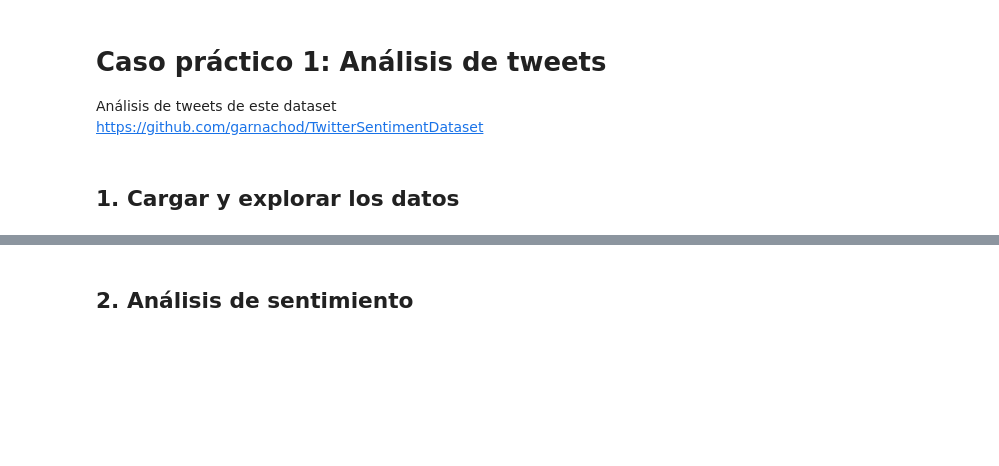
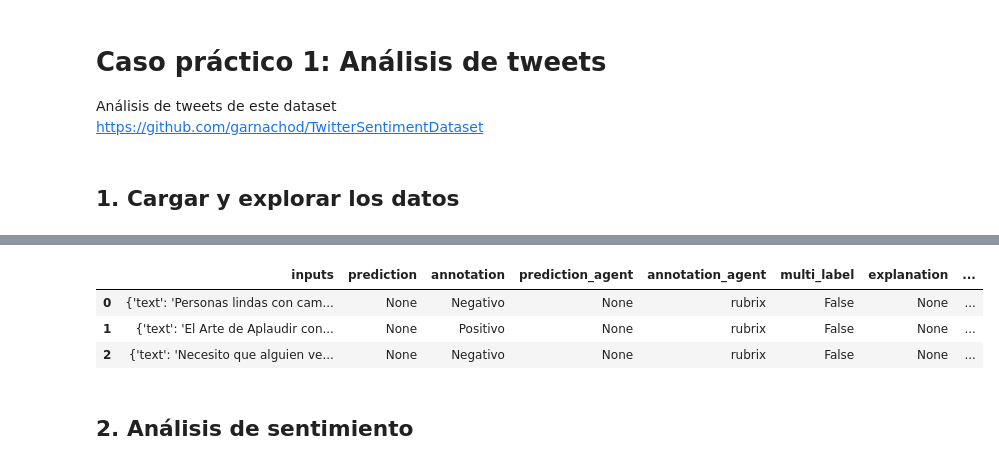
Before and after one commit to argilla-io/pln_con_rubrix, a Jupyter notebook: 1.Análisis_de_tweets.ipynb, the cells around one changed output, grey strips where cells are left out. Drawn from its saved outputs; the diff is of its cells as text; code cells hidden in the pictures; blank space fills up the shorter version.

```diff
--- a/1.Análisis_de_tweets.ipynb
+++ b/1.Análisis_de_tweets.ipynb
@@ -23,6 +37,13 @@ records = [
 rb.delete(name="tuits_en_es")
 
 output = rb.log(records, name="tuits_en_es")
+# %%
+rb.load("tuits_en_es", query="status:Validated")
+# %% [output]
+|  | inputs | prediction | annotation | prediction_agent | annotation_agent | multi_label | explanation | ... |
+| 0 | {'text': 'Personas lindas con cam... | None | Negativo | None | rubrix | False | None | ... |
+| 1 | {'text': 'El Arte de Aplaudir con... | None | Positivo | None | rubrix | False | None | ... |
+| 2 | {'text': 'Necesito que alguien ve... | None | Negativo | None | rubrix | False | None | ... |
 # %% [markdown]
 ## 2. Análisis de sentimiento
 # %% [markdown]
```
Also changed, not shown: parts of 9 cells of this notebook, 1 other file.
